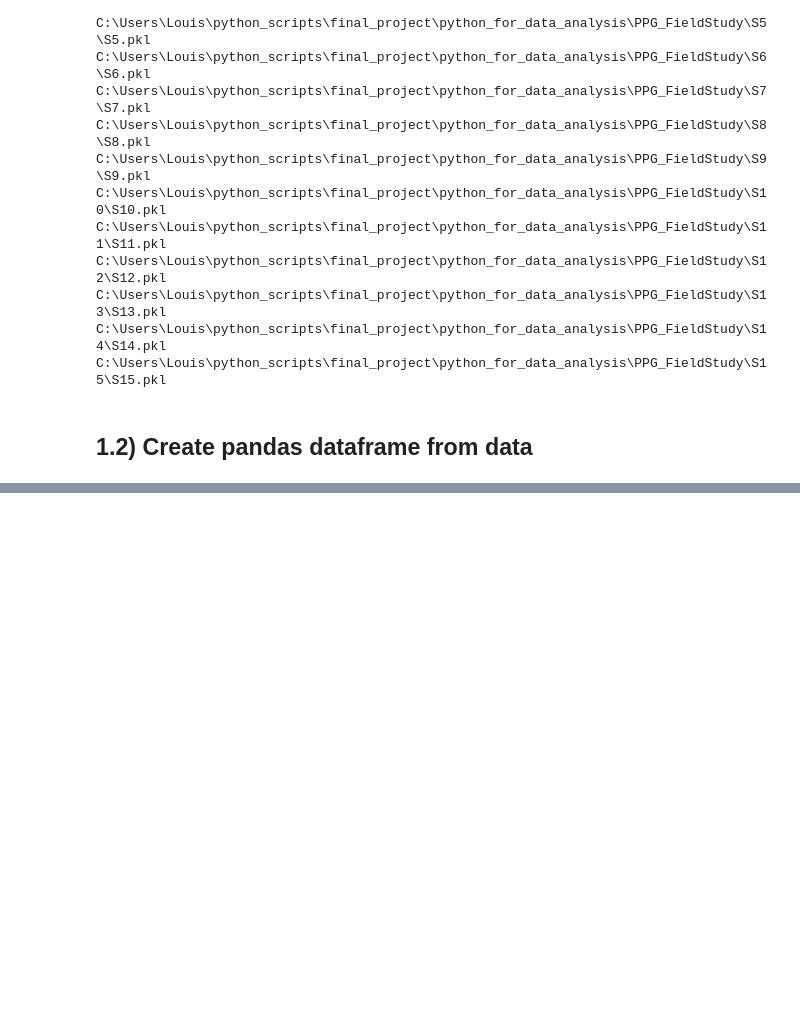
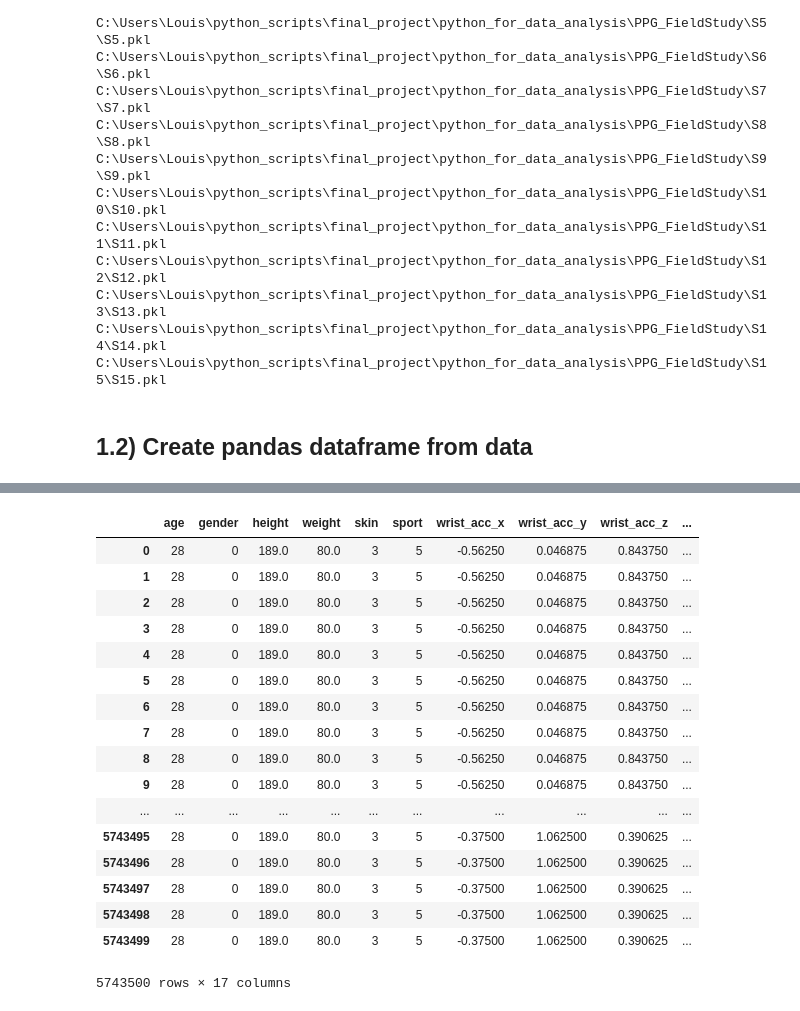
Before and after one commit to GailletLouis/Python_for_data_analysis, a Jupyter notebook: script.ipynb, the cells around one changed output, grey strips where cells are left out. Saved outputs shown, nothing was run; the diff lists cells and outputs as text; code cells hidden in the pictures; blank space fills up the shorter version.

Commit message:
creating pandas data

```diff
--- a/script.ipynb
+++ b/script.ipynb
@@ -71,9 +71,8 @@ C:\Users\Louis\python_scripts\final_project\python_for_data_analysis\PPG_FieldSt
 # %% [markdown]
 ## 1.2) Create pandas dataframe from data
 # %%
-#def create_pd_dataframe(pkl_data):
-pkl_data = pkl_pd_list[0]
-if True:
+def create_pd_dataframe(pkl_data):
+
     # Capteur Empatica E4
     wrist_ACC = pkl_data['signal']['wrist']['ACC'] # 32 Hz
     wrist_BVP = pkl_data['signal']['wrist']['BVP'] # 64 Hz
@@ -128,6 +127,7 @@ if True:
     print()
 
     # subjects infos
+    subject = pkl_data['subject']
     age = pkl_data['questionnaire']['AGE']
     gender = pkl_data['questionnaire']['Gender']
     height = pkl_data['questionnaire']['HEIGHT']
@@ -166,9 +166,22 @@ if True:
             'height':height_list, \
             'weight':weight_list, \
             'skin':skin_list, \
-            'sport':sport_list
+            'sport':sport_list, \
+            'wrist_acc_x':wrist_ACC_x, \
+            'wrist_acc_y':wrist_ACC_y, \
+            'wrist_acc_z':wrist_ACC_z, \
+            'wrist_bvp':wrist_BVP_700hz, \
+            'wrist_eda':wrist_EDA_700hz, \
+            'wrist_temp':wrist_TEMP_700hz, \
+            'chest_ACC_x':chest_ACC_x, \
+            'chest_ACC_y':chest_ACC_y, \
+            'chest_ACC_z':chest_ACC_z, \
+            'chest_ecg':np.array(chest_ECG)[:,0], \
+            'chest_resp':np.array(chest_resp)[:,0]
            }
 
     pd_data = pd.DataFrame(data)
 
-    #return pd_data
+    print('finished creating dataframe for subject : ' + subject)
+
+    return pd_data
@@ -222,0 +208,21 @@ NameError: name 'wrist_ECG' is not defined
+# %%
+dataframe
+# %% [output]
+|  | age | gender | height | weight | skin | sport | wrist_acc_x | wrist_acc_y | wrist_acc_z | ... |
+| 0 | 28 | 0 | 189.0 | 80.0 | 3 | 5 | -0.56250 | 0.046875 | 0.843750 | ... |
+| 1 | 28 | 0 | 189.0 | 80.0 | 3 | 5 | -0.56250 | 0.046875 | 0.843750 | ... |
+| 2 | 28 | 0 | 189.0 | 80.0 | 3 | 5 | -0.56250 | 0.046875 | 0.843750 | ... |
+| 3 | 28 | 0 | 189.0 | 80.0 | 3 | 5 | -0.56250 | 0.046875 | 0.843750 | ... |
+| 4 | 28 | 0 | 189.0 | 80.0 | 3 | 5 | -0.56250 | 0.046875 | 0.843750 | ... |
+| 5 | 28 | 0 | 189.0 | 80.0 | 3 | 5 | -0.56250 | 0.046875 | 0.843750 | ... |
+| 6 | 28 | 0 | 189.0 | 80.0 | 3 | 5 | -0.56250 | 0.046875 | 0.843750 | ... |
+| 7 | 28 | 0 | 189.0 | 80.0 | 3 | 5 | -0.56250 | 0.046875 | 0.843750 | ... |
+| 8 | 28 | 0 | 189.0 | 80.0 | 3 | 5 | -0.56250 | 0.046875 | 0.843750 | ... |
+| 9 | 28 | 0 | 189.0 | 80.0 | 3 | 5 | -0.56250 | 0.046875 | 0.843750 | ... |
+| ... | ... | ... | ... | ... | ... | ... | ... | ... | ... | ... |
+| 5743495 | 28 | 0 | 189.0 | 80.0 | 3 | 5 | -0.37500 | 1.062500 | 0.390625 | ... |
+| 5743496 | 28 | 0 | 189.0 | 80.0 | 3 | 5 | -0.37500 | 1.062500 | 0.390625 | ... |
+| 5743497 | 28 | 0 | 189.0 | 80.0 | 3 | 5 | -0.37500 | 1.062500 | 0.390625 | ... |
+| 5743498 | 28 | 0 | 189.0 | 80.0 | 3 | 5 | -0.37500 | 1.062500 | 0.390625 | ... |
+| 5743499 | 28 | 0 | 189.0 | 80.0 | 3 | 5 | -0.37500 | 1.062500 | 0.390625 | ... |
+5743500 rows × 17 columns
```
Also changed, not shown: parts of 4 cells of this notebook.
